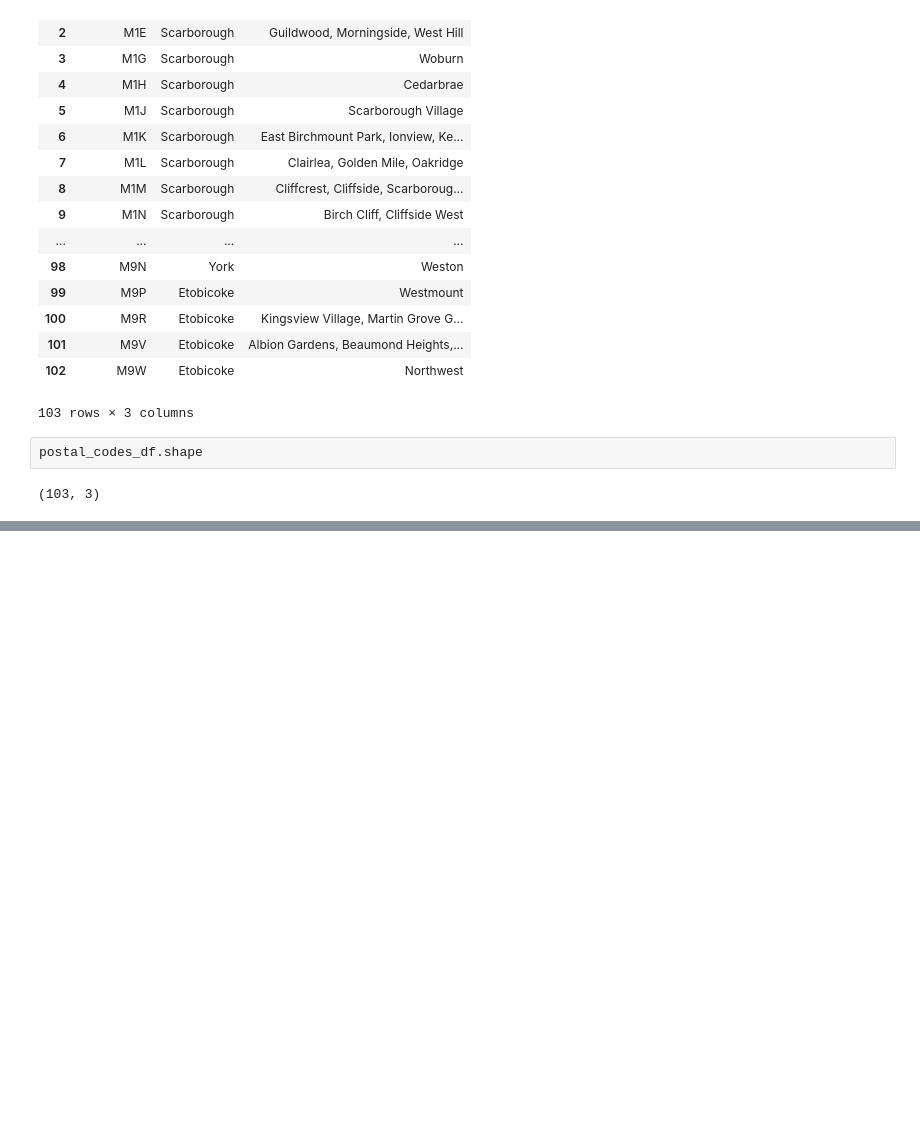
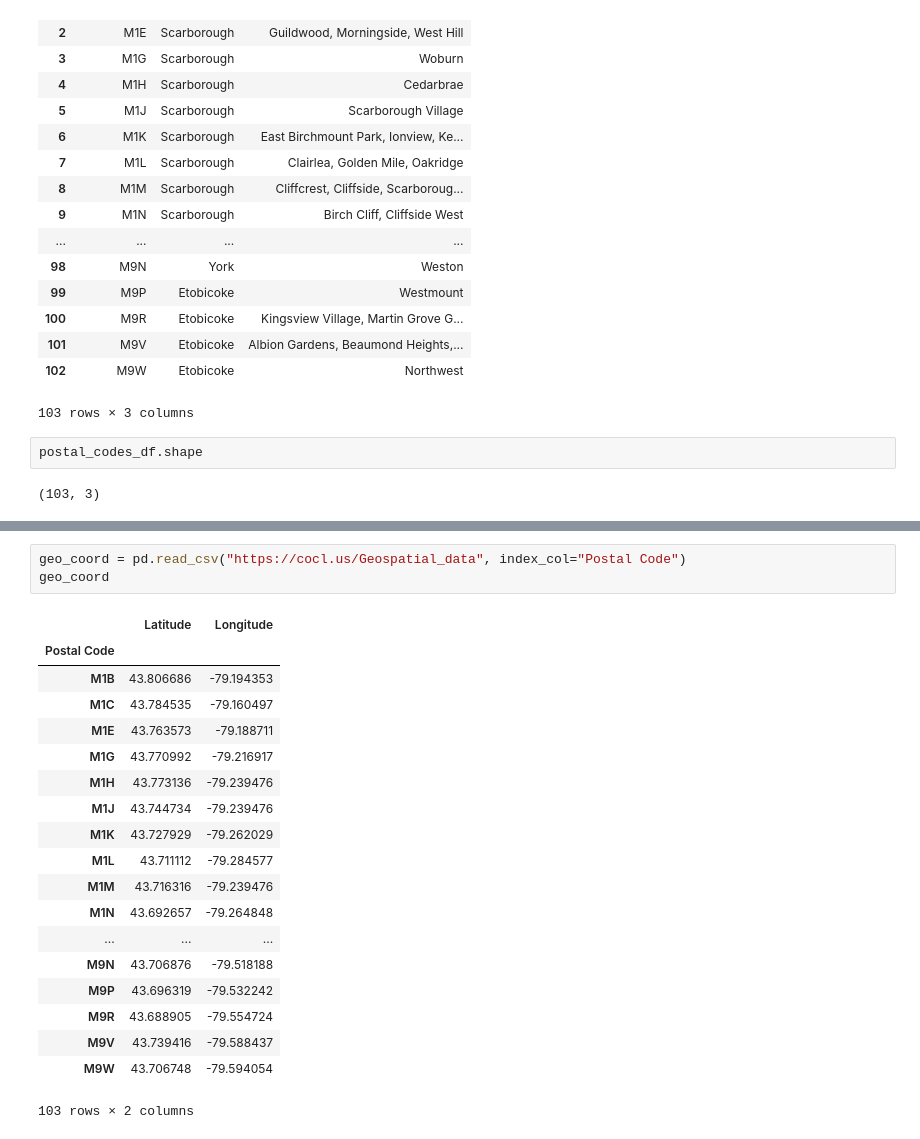
Before and after one commit to WallyNY/Coursera_Capstone, a Jupyter notebook: Capstone_week_3_part_1.ipynb, the cells around one changed output, grey strips where cells are left out. Drawn from its saved outputs; the diff is of its cells as text; blank space fills up the shorter version.

```diff
--- a/Capstone_week_3_part_1.ipynb
+++ b/Capstone_week_3_part_1.ipynb
@@ -227,0 +301,23 @@ postal_codes_df.shape
+# %%
+geo_coord = pd.read_csv("https://cocl.us/Geospatial_data", index_col="Postal Code")
+geo_coord
+# %% [output]
+|  | Latitude | Longitude |
+| Postal Code |  |  |
+| M1B | 43.806686 | -79.194353 |
+| M1C | 43.784535 | -79.160497 |
+| M1E | 43.763573 | -79.188711 |
+| M1G | 43.770992 | -79.216917 |
+| M1H | 43.773136 | -79.239476 |
+| M1J | 43.744734 | -79.239476 |
+| M1K | 43.727929 | -79.262029 |
+| M1L | 43.711112 | -79.284577 |
+| M1M | 43.716316 | -79.239476 |
+| M1N | 43.692657 | -79.264848 |
+| ... | ... | ... |
+| M9N | 43.706876 | -79.518188 |
+| M9P | 43.696319 | -79.532242 |
+| M9R | 43.688905 | -79.554724 |
+| M9V | 43.739416 | -79.588437 |
+| M9W | 43.706748 | -79.594054 |
+103 rows × 2 columns
```
Also changed, not shown: parts of 15 cells of this notebook.
